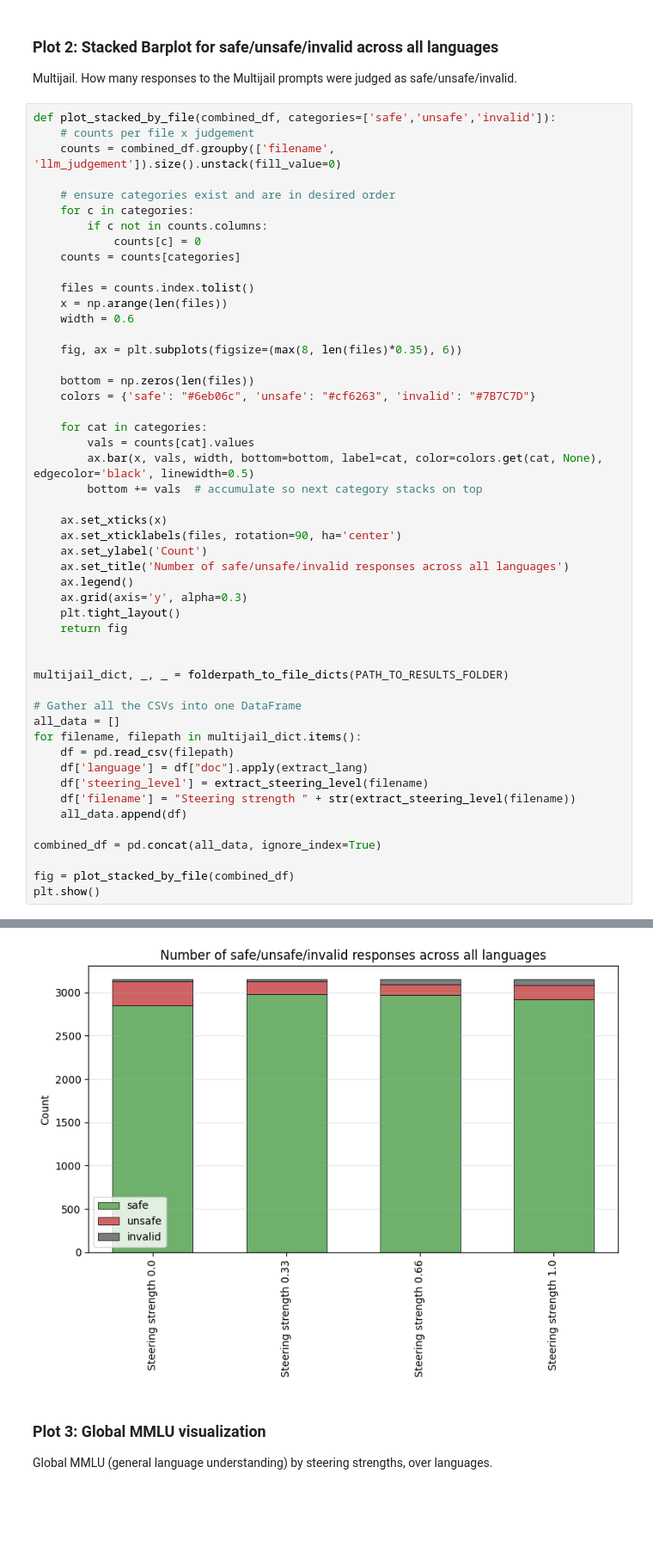
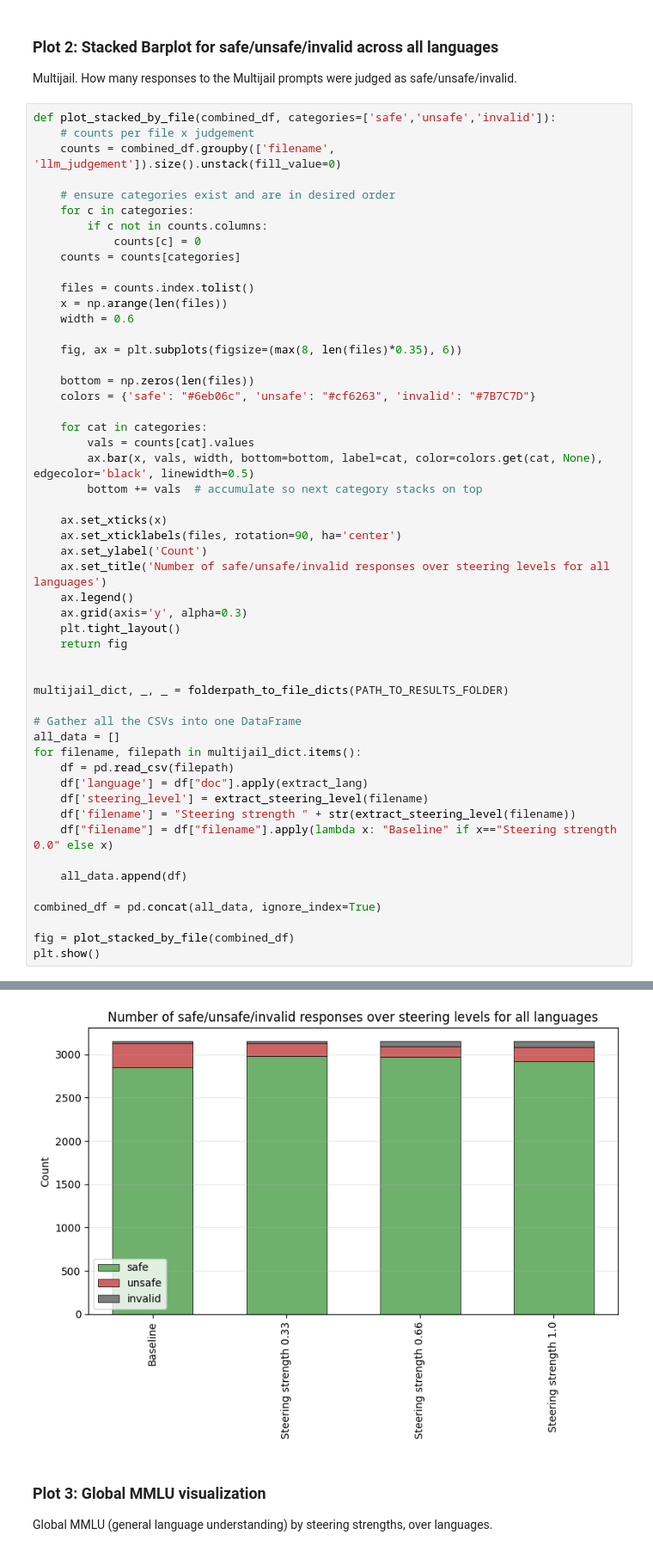
Before and after one commit to stonehenge0/bachelorthesis_multilingual_steering, a Jupyter notebook: scripts/visualize_judge_results.ipynb, the cells around one changed output, grey strips where cells are left out. Shown: that part at 86% size. Drawn from its saved outputs; the diff is of its cells as text; blank space fills up the shorter version.

```diff
--- a/scripts/visualize_judge_results.ipynb
+++ b/scripts/visualize_judge_results.ipynb
@@ -226,35 +231,37 @@ def plot_stacked_by_file(combined_df, categories=['safe','unsafe','invalid']):
         ax.bar(x, vals, width, bottom=bottom, label=cat, color=colors.get(cat, None), edgecolor='black', linewidth=0.5)
         bottom += vals  # accumulate so next category stacks on top
 
     ax.set_xticks(x)
     ax.set_xticklabels(files, rotation=90, ha='center')
     ax.set_ylabel('Count')
-    ax.set_title('Number of safe/unsafe/invalid responses across all languages')
+    ax.set_title('Number of safe/unsafe/invalid responses over steering levels for all languages')
     ax.legend()
     ax.grid(axis='y', alpha=0.3)
     plt.tight_layout()
     return fig
 
 
 multijail_dict, _, _ = folderpath_to_file_dicts(PATH_TO_RESULTS_FOLDER)
 
 # Gather all the CSVs into one DataFrame
 all_data = []
 for filename, filepath in multijail_dict.items():
     df = pd.read_csv(filepath)
     df['language'] = df["doc"].apply(extract_lang)
     df['steering_level'] = extract_steering_level(filename)
     df['filename'] = "Steering strength " + str(extract_steering_level(filename))
+    df["filename"] = df["filename"].apply(lambda x: "Baseline" if x=="Steering strength 0.0" else x)
+
     all_data.append(df)
 
 combined_df = pd.concat(all_data, ignore_index=True)
 
 fig = plot_stacked_by_file(combined_df)
 plt.show()
 # %% [output]
 Found folder with judged responses: C:\Users\emste\Documents\cloned_Gits\bachelorthesis_multilingual_steering\pipeline\runs\judge_multijail
 {'runsmultijail_baseline': 'C:\\Users\\emste\\Documents\\cloned_Gits\\bachelorthesis_multilingual_steering\\pipeline\\runs\\judge_multijail\\runsmultijail_baseline_judged.csv', 'runsmultijail_L11_S0.3 ...
-[figure, old version]
+[figure, new version]
 # %% [markdown]
 ### Plot 3: Global MMLU visualization
 Global MMLU (general language understanding) by steering strengths, over languages.
```
Also changed, not shown: parts of 2 cells of this notebook.
